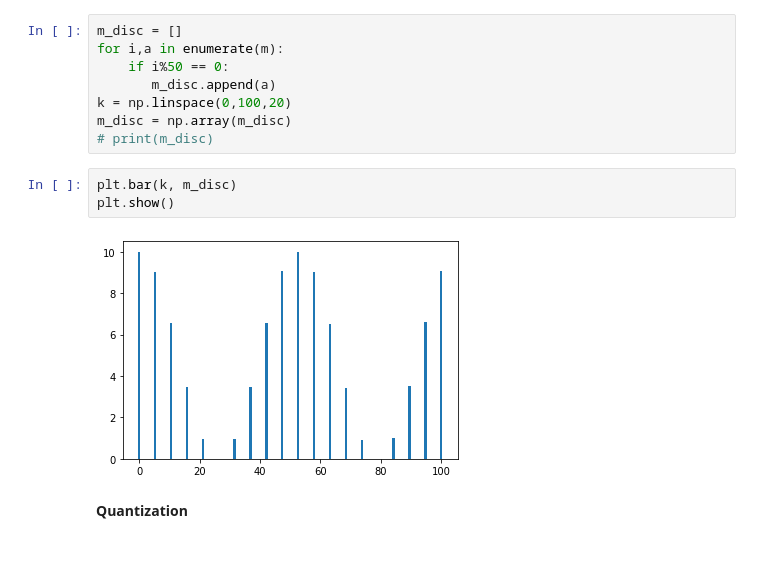
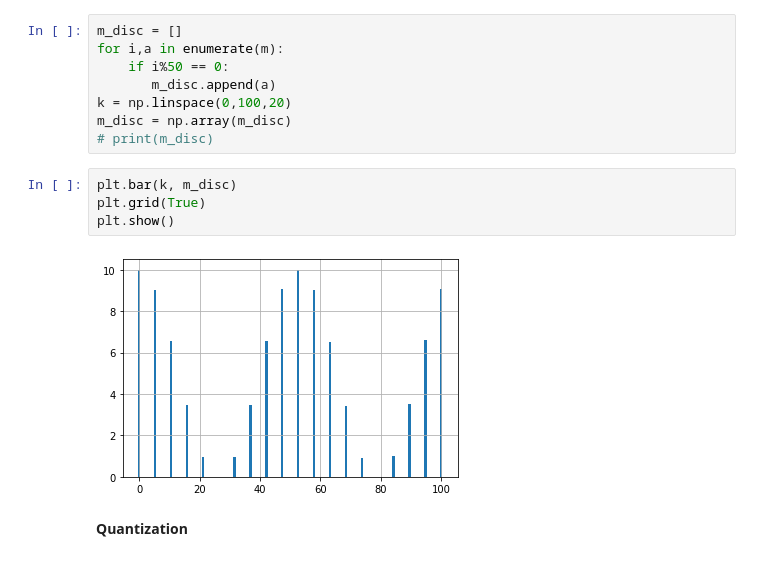
Before and after one commit to ensiehgo/CSE366_2017331030, a Jupyter notebook: Task #01/Pulse_Code_Modulation.ipynb, the cells around one changed output. Drawn from its saved outputs; the diff is of its cells as text.

```diff
--- a/Task #01/Pulse_Code_Modulation.ipynb
+++ b/Task #01/Pulse_Code_Modulation.ipynb
@@ -24,9 +25,10 @@ m_disc = np.array(m_disc)
 # print(m_disc)
 # %%
 plt.bar(k, m_disc)
+plt.grid(True)
 plt.show()
 # %% [output]
-[figure, old version]
+[figure, new version]
 # %% [markdown]
 **Quantization**
 # %%
```
Also changed, not shown: parts of 3 cells of this notebook.
